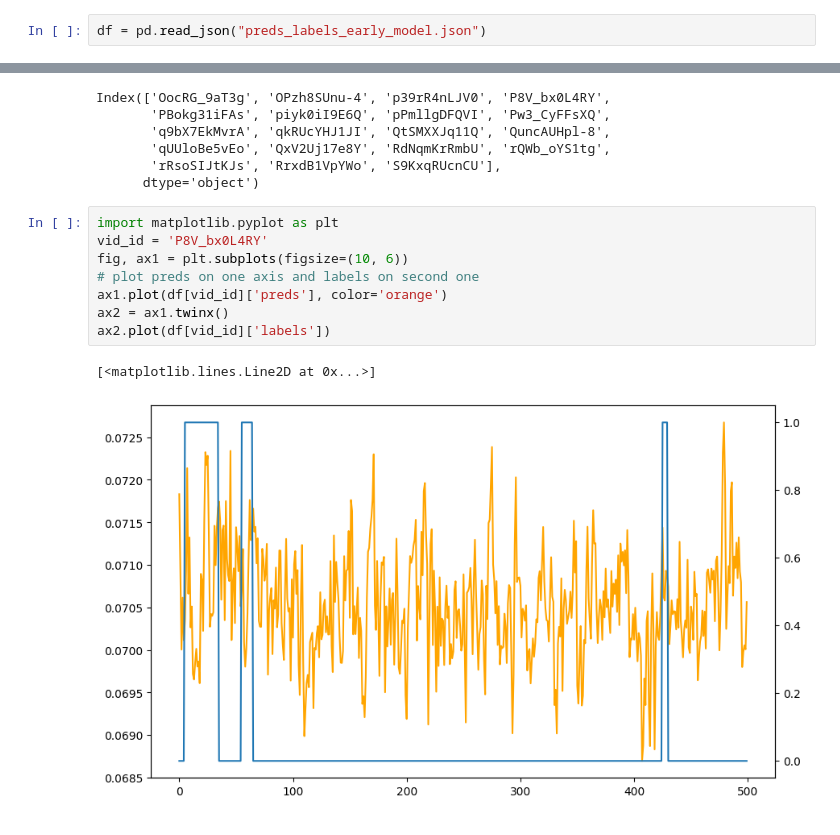
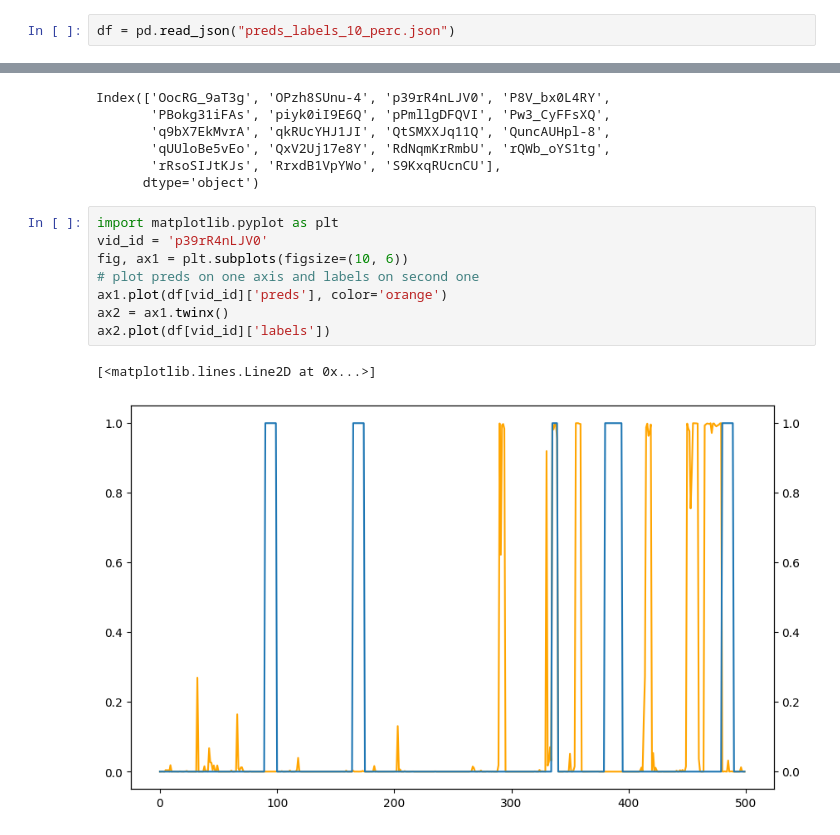
Before and after one commit to auto-shorts/youtube-downloader, a Jupyter notebook: notebooks/preds_labels.ipynb, the cells around one changed output, grey strips where cells are left out. Drawn from its saved outputs; the diff is of its cells as text.

Commit message:
preds/labels metrics evaluation sport vids

```diff
--- a/notebooks/preds_labels.ipynb
+++ b/notebooks/preds_labels.ipynb
@@ -11,5 +11,5 @@ boto3.resource("s3").Bucket("auto-shorts").download_file("data/preds_labels_earl
 # %%
-df = pd.read_json("preds_labels_early_model.json")
+df = pd.read_json("preds_labels_10_perc.json")
 # %%
 df
 # %% [output]
@@ -27,12 +50,12 @@ Index(['OocRG_9aT3g', 'OPzh8SUnu-4', 'p39rR4nLJV0', 'P8V_bx0L4RY',
       dtype='object')
 # %%
 import matplotlib.pyplot as plt
-vid_id = 'P8V_bx0L4RY'
+vid_id = 'p39rR4nLJV0'
 fig, ax1 = plt.subplots(figsize=(10, 6))
 # plot preds on one axis and labels on second one
 ax1.plot(df[vid_id]['preds'], color='orange')
 ax2 = ax1.twinx()
 ax2.plot(df[vid_id]['labels'])
 # %% [output]
 [<matplotlib.lines.Line2D at 0x...>]
-[figure, old version]
+[figure, new version]
```
Also changed, not shown: parts of 6 cells of this notebook, 1 other file.
